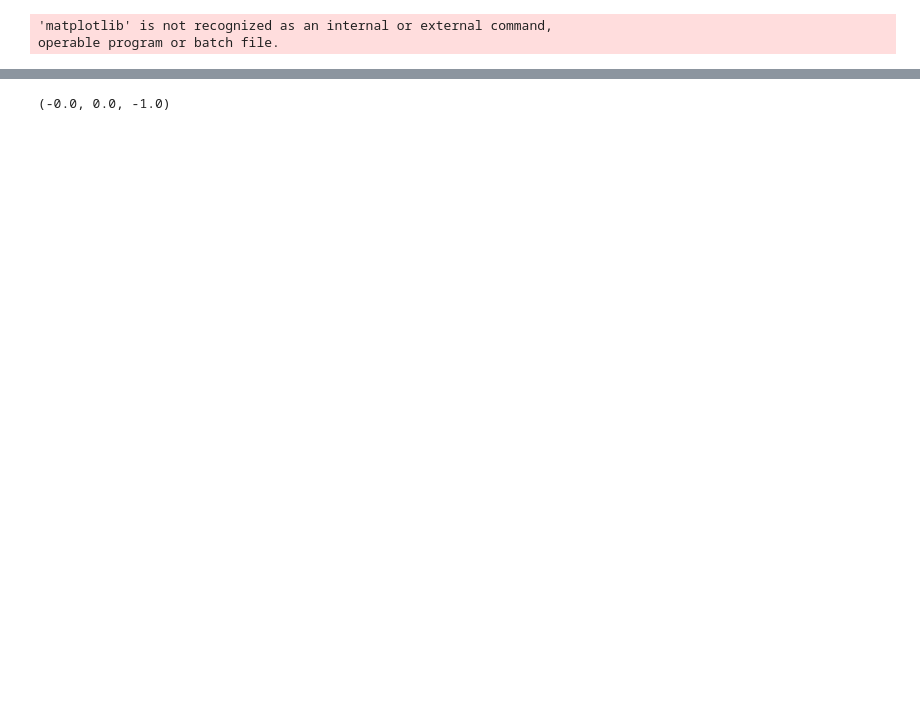
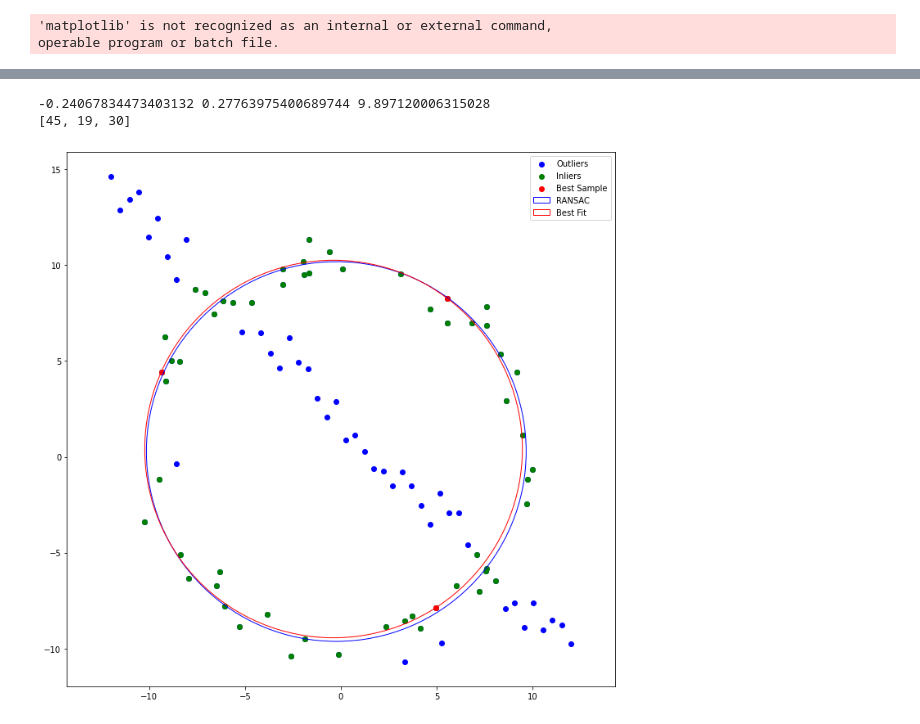
Before and after one commit to Dumindu-Bandara/en2550-fundamentals-of-image-processing-and-machine-vision, a Jupyter notebook: Assignment_2/Assignment_2.ipynb, the cells around one changed output, grey strips where cells are left out. Cells and saved outputs as stored; diff of their text form; code cells hidden in the pictures; blank space fills up the shorter version.

Commit message:
RANSAC_CIRCLE function completed

```diff
--- a/Assignment_2/Assignment_2.ipynb
+++ b/Assignment_2/Assignment_2.ipynb
@@ -34,4 +40,5 @@ Text(0.5, 1.0, 'Original Data Points')
 # %%
+
 def evaluate_circle(x1, y1 ,x2, y2, x3, y3):
     x12 = x1 - x2
     x13 = x1 - x3
@@ -53,50 +60,89 @@ def evaluate_circle(x1, y1 ,x2, y2, x3, y3):
 
     h = -0.5* (sq_diff_x13*x12 + sq_diff_y13*x12 + sq_diff_x21*x13 + sq_diff_y21*x13)/(y31*x12 - y21*x13)
     k = -0.5* (sq_diff_x13*y12 + sq_diff_y13*y12 + sq_diff_x21*y13 + sq_diff_y21*y13)/(x31*y12 - x21*y13)
-    c = -x1**2 - y1**2 + 2*h*x1 + 2*k*y1
+    c = -x1**2 - y1**2 + 2*k*x1 + 2*h*y1
 
-    r = h**2 + k**2 - c
+    r = math.sqrt(h**2 + k**2 - c)
 
-    return h, k, c
+    return k, h, r
 
-def RANSAC_circle(thresh_distant, thresh_inlinear, max_iterations, points ):
-    import random
-    import math
+
+def calculate_error(point_arr, center_x, center_y, radius):
+    error = np.sum(np.abs(np.sqrt( (point_arr[:, 0] - center_x)**2 + (point_arr[:, 1] - center_y)**2) - radius))
+    return error
+
+
+def RANSAC_circle(thresh_distant, max_iterations, points ):
+
     iterations = 0
-    short_list = []
+    max_inlier = 0
 
+    #must be replaced by max_iterations
     while iterations < max_iterations:
-        iterations =+ 1
+        iterations += 1
 
+        #print(iterations)
         point_index = random.sample(range(0, len(points)), 3)
 
         x1, y1 = points[point_index[0]]
         x2, y2 = points[point_index[1]]
         x3, y3 = points[point_index[2]]
 
         center_x, center_y, radius = evaluate_circle(x1, y1, x2, y2, x3, y3)
 
         min_r = max(radius-thresh_distant, 0)
         max_r = radius + thresh_distant
 
         num_inlinear_points = 0
         inlinear_arr = []
 
         for i, point in enumerate(points):
             if min_r < math.sqrt((point[0]-center_x)**2 + (point[1]-center_y)**2) < max_r:
                 inlinear_arr.append(point)
                 num_inlinear_points += 1
 
-        print(inlinear_arr)
+        inlinear_arr = np.array(inlinear_arr)
 
-        if (thresh_inlinear < num_inlinear_points):
-            pass
-        else:
-            continue
+        inlier_count = inlinear_arr.shape[0]
+
+        if (inlier_count > max_inlier):
+            max_inlier = inlier_count
+
+            #error = calculate_error(inlinear_arr, center_x, center_y, radius)
+            best_approximation = inlinear_arr
+            best_sample = point_index
 
 
+    P = np.concatenate((best_approximation, np.ones((best_approximation.shape[0], 1))), axis=1)
+    Q = best_approximation[:,[0]]**2 + best_approximation[:, [1]]**2
+    B = np.linalg.pinv(P.T @ P) @ P.T @ Q
+    a0, b0, c = B.flatten(); a0, b0 = a0/2, b0/2
+    r0 = np.sqrt(a0**2 + b0**2 + c)
+
+    return a0, b0, r0, best_sample, best_approximation
+
+a, b, r, best_sample, best_approximation = RANSAC_circle(st_deviation*1.96, 1000, X)
+print(a, b, r)
+print(best_sample)
+x_coordinates = X[:, 0]
+y_coordinates = X[:, 1]
+fig, ax = plt.subplots(1, 1, figsize = (12, 12))
+ax.axis('equal')
+ax.scatter(x_coordinates, y_coordinates, c='b', marker='o', label="Outliers")
+
+ax.scatter(best_approximation[:, 0], best_approximation[:, 1], c='g', marker='o', label="Inliers")
+ax.scatter(X[best_sample][:, 0], X[best_sample][:, 1], c='r', marker='o', label= "Best Sample")
+circle_best_fit = plt.Circle((a, b), radius=r, color='b', fc='y', fill=False, label='RANSAC')
+
+sample_center_x, sample_center_y, sample_radius = evaluate_circle(X[best_sample[0]][0], X[best_sample[0]][1], X[best_sample[1]][0], X[best_sample[1]][1], X[best_sample[2]][0], X[best_sample[2]][1])
+circle_sample = plt.Circle((sample_center_x, sample_center_y), radius=sample_radius, color='r', fc='y', fill=False, label='Best Fit')
+plt.gca().add_patch(circle_best_fit)
+plt.gca().add_patch(circle_sample)
 
 
-print(evaluate_circle(1, 0, -1, 0, 0, 1))
+ax.legend()
+plt.show()
 # %% [output]
-(-0.0, 0.0, -1.0)
+-0.24067834473403132 0.27763975400689744 9.897120006315028
+[45, 19, 30]
+[figure, added]
```
Also changed, not shown: parts of 5 cells of this notebook.
